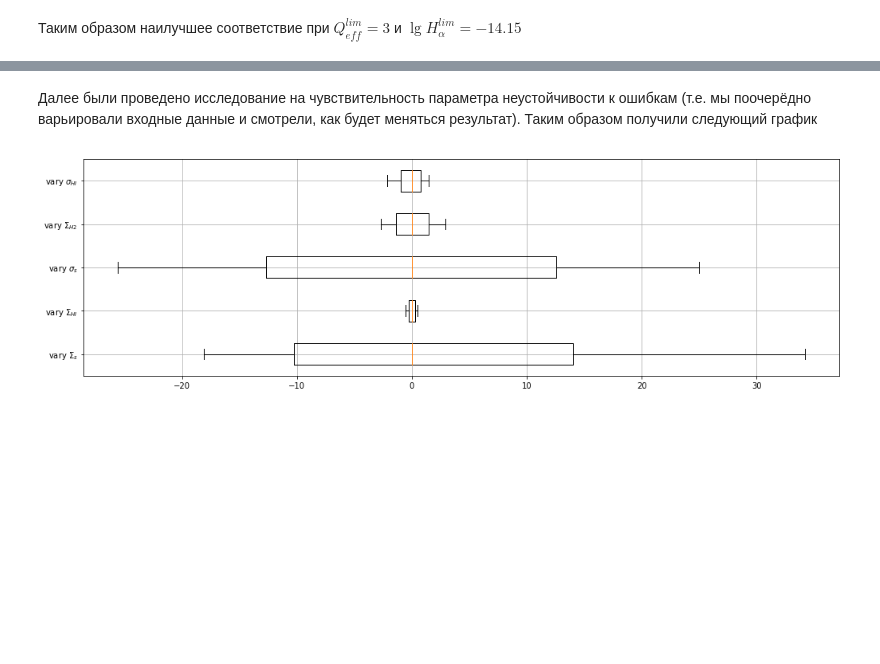
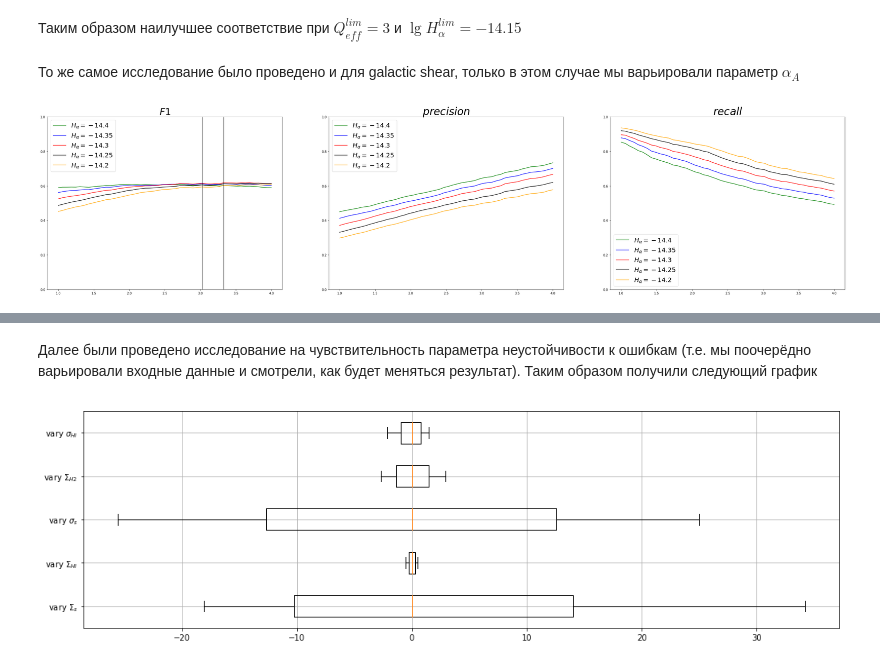
Before and after one commit to ValerieKostiuk/Course-work, a Jupyter notebook: NGC3627/Results.ipynb, the cells around one changed output, grey strips where cells are left out. Cells and saved outputs as stored; diff of their text form; code cells hidden in the pictures; blank space fills up the shorter version.

```diff
--- a/NGC3627/Results.ipynb
+++ b/NGC3627/Results.ipynb
@@ -26,2 +26,8 @@ Image('./images/statistics.png')
 # %% [markdown]
 Таким образом наилучшее соответствие при $Q_{eff}^{lim}=3$ и $\lg{H_{\alpha}^{lim}} = - 14.15 $
+# %% [markdown]
+То же самое исследование было проведено и для galactic shear, только в этом случае мы варьировали параметр $\alpha_A$
+# %%
+Image('./images/statistics1.png')
+# %% [output]
+[figure, added]
```
Also changed, not shown: parts of 4 cells of this notebook, 2 other files.
